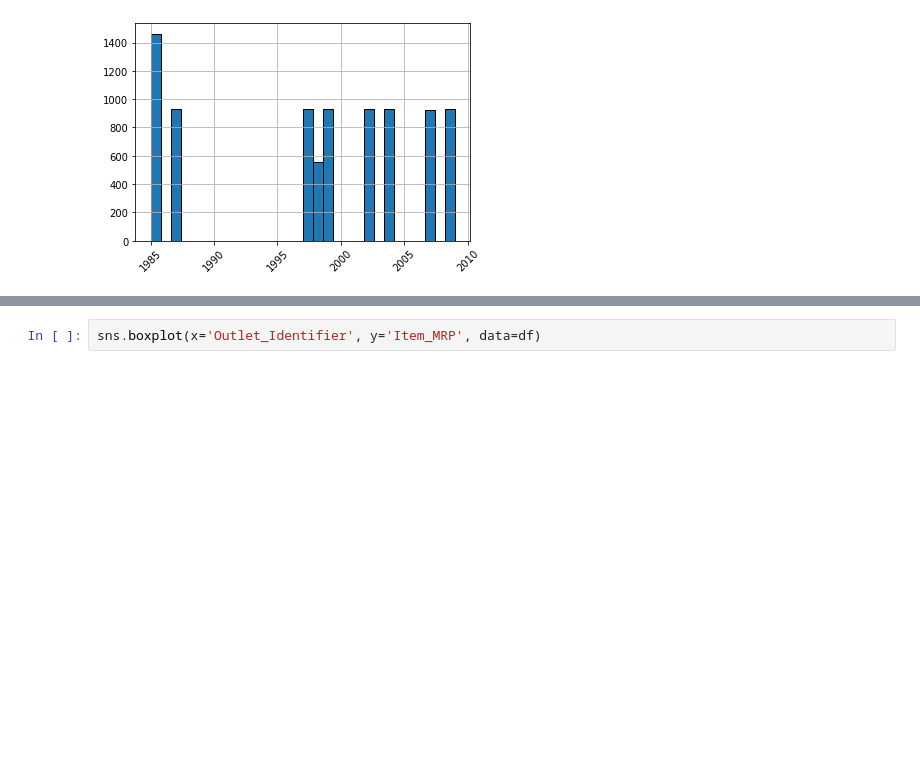
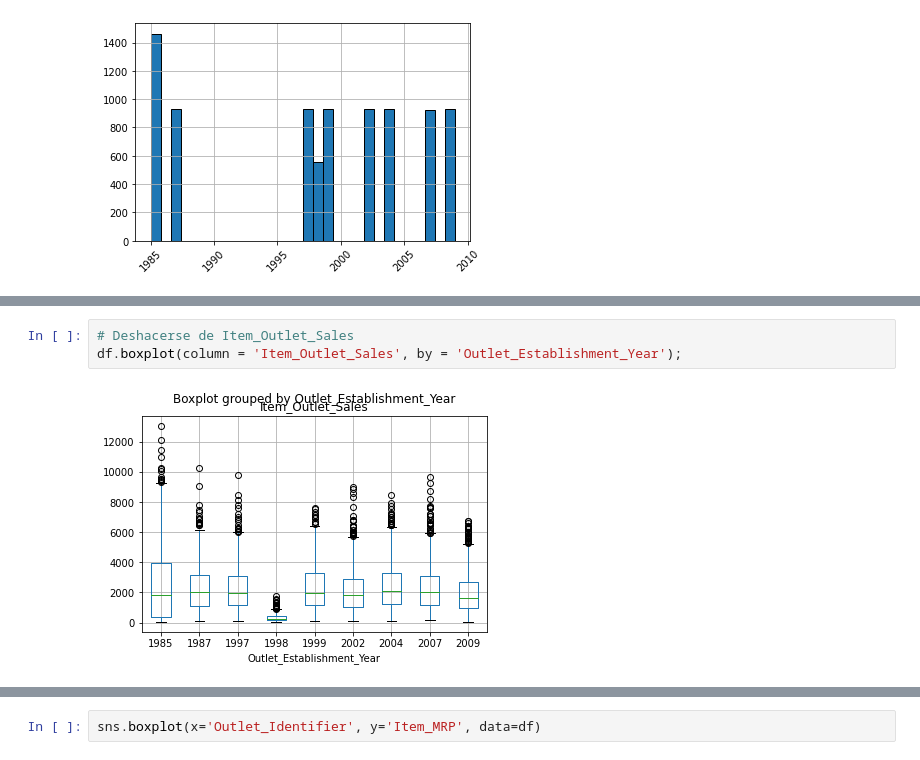
Before and after one commit to cristiank1038/predicciones-ventas-alimenticias, a Jupyter notebook: Actividad_sales_predictions.ipynb, the cells around one changed output, grey strips where cells are left out. Drawn from its saved outputs; the diff is of its cells as text; blank space fills up the shorter version.

```diff
--- a/Actividad_sales_predictions.ipynb
+++ b/Actividad_sales_predictions.ipynb
@@ -299,0 +312,5 @@ plt.boxplot([malignant,benign], labels=['M', 'B']);
+# %%
+# Deshacerse de Item_Outlet_Sales
+df.boxplot(column = 'Item_Outlet_Sales', by = 'Outlet_Establishment_Year');
+# %% [output]
+[figure, added]
```
Also changed, not shown: parts of 6 cells of this notebook.
